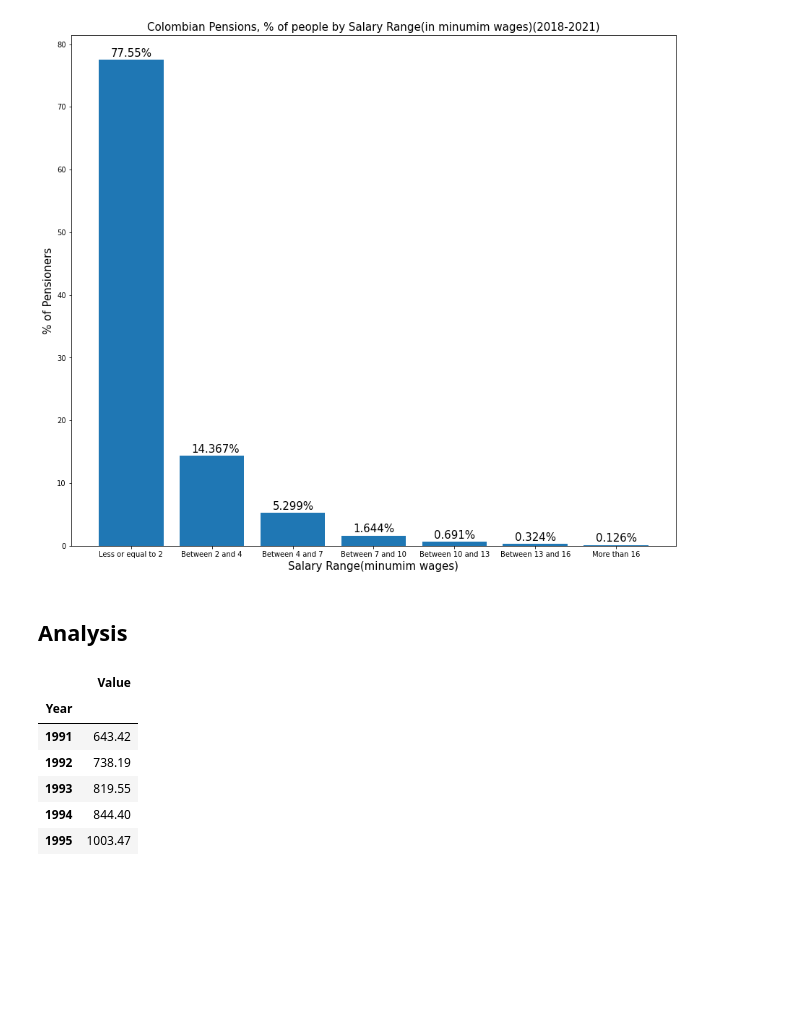
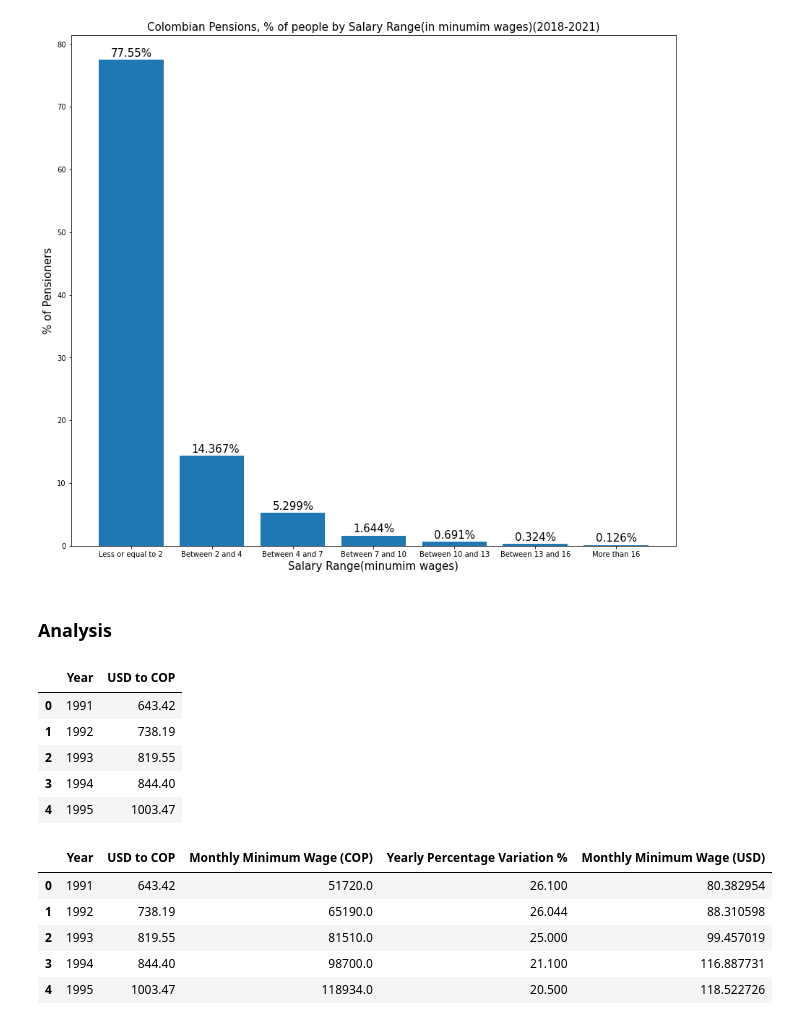
Before and after one commit to Kenneth-V-R/Colombian-Minimum-Wage-Analysis-and-Visualization, a Jupyter notebook: Colombian Pension Analysis and Visualizations.ipynb, the cells around one changed output. Drawn from its saved outputs; the diff is of its cells as text; code cells hidden in the pictures; blank space fills up the shorter version.

```diff
--- a/Colombian Pension Analysis and Visualizations.ipynb
+++ b/Colombian Pension Analysis and Visualizations.ipynb
@@ -195,18 +187,30 @@ for bar in bars:
 # %% [output]
 [figure]
 # %% [markdown]
-## Analysis
+### Analysis
 # %%
 df_TRM["Year"]=df_TRM["Date"].dt.year
 df_TRM.head()
 df_TRM_grouped=df_TRM.drop(columns="Date")
 df_TRM_grouped=df_TRM_grouped.groupby(by="Year").max()
+df_TRM_grouped.reset_index(inplace=True)
+df_TRM_grouped.rename(columns={"Value":"USD to COP"},inplace=True)
 df_TRM_grouped.head()
 # %% [output]
-|  | Value |
-| Year |  |
-| 1991 | 643.42 |
-| 1992 | 738.19 |
-| 1993 | 819.55 |
-| 1994 | 844.40 |
-| 1995 | 1003.47 |
+|  | Year | USD to COP |
+| 0 | 1991 | 643.42 |
+| 1 | 1992 | 738.19 |
+| 2 | 1993 | 819.55 |
+| 3 | 1994 | 844.40 |
+| 4 | 1995 | 1003.47 |
+# %%
+df_joined=pd.merge(df_TRM_grouped,df_min_wage,on="Year")
+df_joined["Monthly Minimum Wage (USD)"]=df_joined["Monthly Minimum Wage (COP)"]/df_joined["USD to COP"]
+df_joined.head()
+# %% [output]
+|  | Year | USD to COP | Monthly Minimum Wage (COP) | Yearly Percentage Variation % | Monthly Minimum Wage (USD) |
+| 0 | 1991 | 643.42 | 51720.0 | 26.100 | 80.382954 |
+| 1 | 1992 | 738.19 | 65190.0 | 26.044 | 88.310598 |
+| 2 | 1993 | 819.55 | 81510.0 | 25.000 | 99.457019 |
+| 3 | 1994 | 844.40 | 98700.0 | 21.100 | 116.887731 |
+| 4 | 1995 | 1003.47 | 118934.0 | 20.500 | 118.522726 |
```
Also changed, not shown: parts of 3 cells of this notebook.
